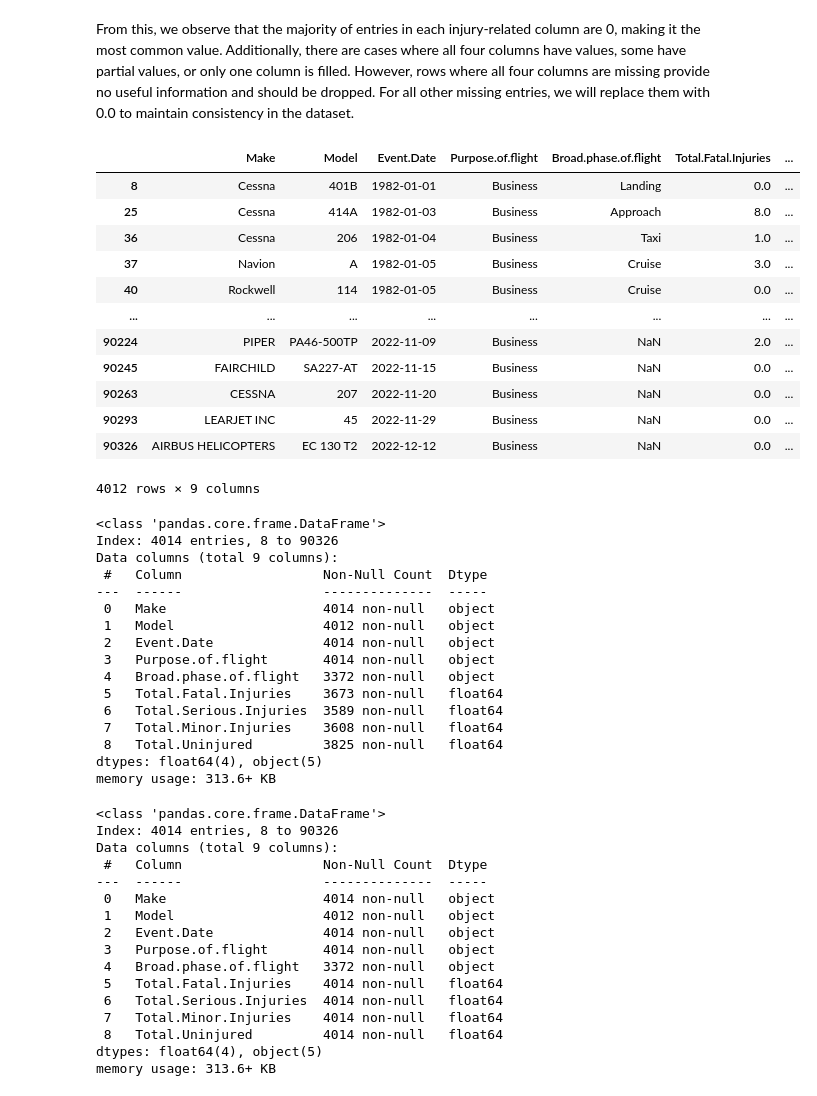
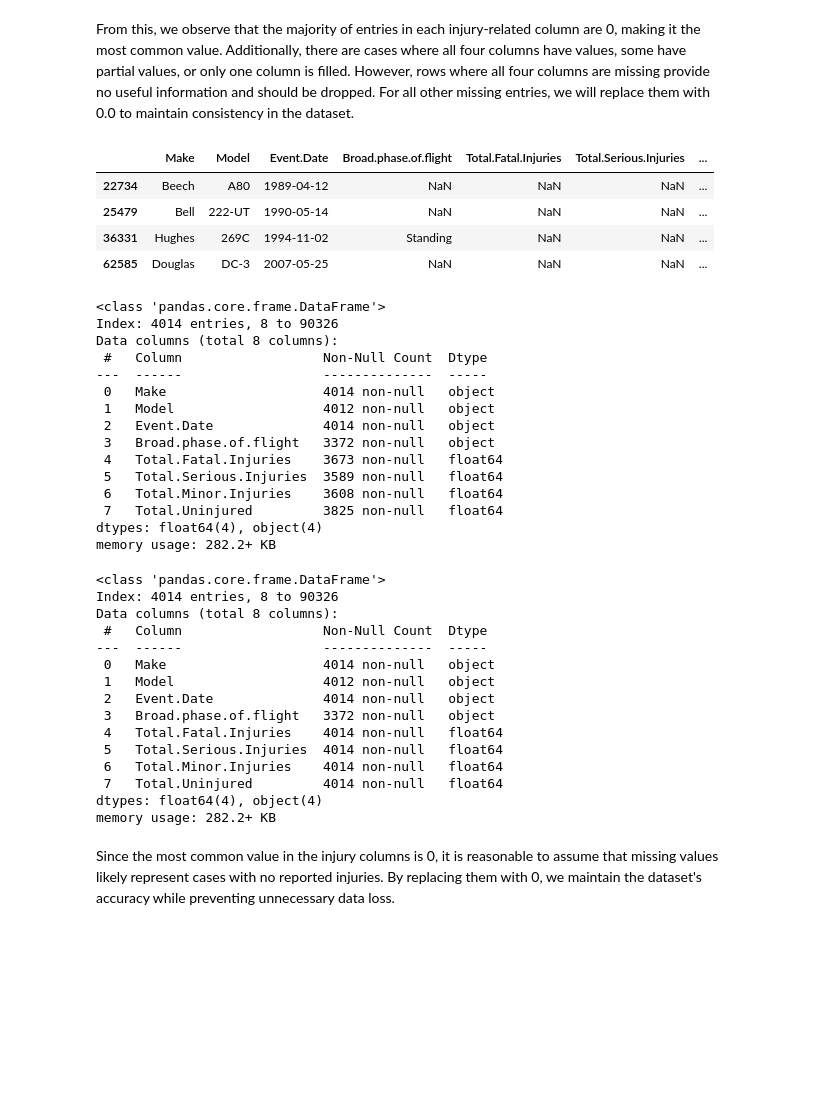
Before and after one commit to Tdoggie/phase-1-project, a Jupyter notebook: index.ipynb, the cells around one changed output. Saved outputs shown, nothing was run; the diff lists cells and outputs as text; code cells hidden in the pictures; blank space fills up the shorter version.

Commit message:
Fine tuned markdown cells and confirmed data cleaning logic is defined properly

```diff
--- a/index.ipynb
+++ b/index.ipynb
@@ -147,0 +98,8 @@ In the next section, we will clean the data for accurate visualization and analy
+# %%
+# Define the list of relevant columns
+relevant_columns = ["Make", "Model", "Event.Date", "Purpose.of.flight", "Broad.phase.of.flight",
+                    "Total.Fatal.Injuries", "Total.Serious.Injuries", "Total.Minor.Injuries",
+                    "Total.Uninjured", "Aircraft.Category", "Country"]
+
+# Display info for relevant columns
+df[relevant_columns].info()
@@ -346,13 +351,6 @@ memory usage: 1004.5+ KB
 # %%
-# Selecting only the relevant columns
-columns_to_keep = [
-    "Make", "Model", "Event.Date", "Purpose.of.flight", "Broad.phase.of.flight",
-    "Total.Fatal.Injuries", "Total.Serious.Injuries", "Total.Minor.Injuries",
-    "Total.Uninjured", "Aircraft.Category", "Country"
-]
-
 # Updating df_clean to keep only the relevant columns
-df_clean = df_clean[columns_to_keep]
+df_clean = df_clean[relevant_columns]
 
 # Verify the updated dataframe structure
 df_clean.info()
@@ -377,7 +375,7 @@ dtypes: float64(4), object(7)
 memory usage: 376.7+ KB
 # %%
 # Dropping additional columns that have already served their purpose
-df_clean = df_clean.drop(columns=["Country", "Aircraft.Category"])
+df_clean = df_clean.drop(columns=["Country", "Aircraft.Category", "Purpose.of.flight"])
 df_clean.info()
 # %% [output]
 <class 'pandas.core.frame.DataFrame'>
@@ -442,21 +439,12 @@ From this, we observe that the majority of entries in each injury-related column
 # %%
 # Identifying rows where all four injury-related columns have missing values
 df_clean[df_clean[["Total.Fatal.Injuries", "Total.Serious.Injuries", "Total.Minor.Injuries", "Total.Uninjured"]].isnull().all(axis=1)]
-df_clean
 # %% [output]
-|  | Make | Model | Event.Date | Purpose.of.flight | Broad.phase.of.flight | Total.Fatal.Injuries | ... |
-| 8 | Cessna | 401B | 1982-01-01 | Business | Landing | 0.0 | ... |
-| 25 | Cessna | 414A | 1982-01-03 | Business | Approach | 8.0 | ... |
-| 36 | Cessna | 206 | 1982-01-04 | Business | Taxi | 1.0 | ... |
-| 37 | Navion | A | 1982-01-05 | Business | Cruise | 3.0 | ... |
-| 40 | Rockwell | 114 | 1982-01-05 | Business | Cruise | 0.0 | ... |
-| ... | ... | ... | ... | ... | ... | ... | ... |
-| 90224 | PIPER | PA46-500TP | 2022-11-09 | Business | NaN | 2.0 | ... |
-| 90245 | FAIRCHILD | SA227-AT | 2022-11-15 | Business | NaN | 0.0 | ... |
-| 90263 | CESSNA | 207 | 2022-11-20 | Business | NaN | 0.0 | ... |
-| 90293 | LEARJET INC | 45 | 2022-11-29 | Business | NaN | 0.0 | ... |
-| 90326 | AIRBUS HELICOPTERS | EC 130 T2 | 2022-12-12 | Business | NaN | 0.0 | ... |
+|  | Make | Model | Event.Date | Broad.phase.of.flight | Total.Fatal.Injuries | Total.Serious.Injuries | ... |
+| 22734 | Beech | A80 | 1989-04-12 | NaN | NaN | NaN | ... |
+| 25479 | Bell | 222-UT | 1990-05-14 | NaN | NaN | NaN | ... |
+| 36331 | Hughes | 269C | 1994-11-02 | Standing | NaN | NaN | ... |
+| 62585 | Douglas | DC-3 | 2007-05-25 | NaN | NaN | NaN | ... |
-4012 rows × 9 columns
 # %%
 # Drop rows where all four injury-related columns have missing values
 df_clean = df_clean[~df_clean[["Total.Fatal.Injuries", "Total.Serious.Injuries", "Total.Minor.Injuries", "Total.Uninjured"]].isnull().all(axis=1)]
@@ -464,20 +452,19 @@ df_clean.info()
 # %% [output]
 <class 'pandas.core.frame.DataFrame'>
 Index: 4014 entries, 8 to 90326
-Data columns (total 9 columns):
+Data columns (total 8 columns):
  #   Column                  Non-Null Count  Dtype
 ---  ------                  --------------  -----
  0   Make                    4014 non-null   object
  1   Model                   4012 non-null   object
  2   Event.Date              4014 non-null   object
- 3   Purpose.of.flight       4014 non-null   object
- 4   Broad.phase.of.flight   3372 non-null   object
- 5   Total.Fatal.Injuries    3673 non-null   float64
- 6   Total.Serious.Injuries  3589 non-null   float64
- 7   Total.Minor.Injuries    3608 non-null   float64
- 8   Total.Uninjured         3825 non-null   float64
-dtypes: float64(4), object(5)
-memory usage: 313.6+ KB
+ 3   Broad.phase.of.flight   3372 non-null   object
+ 4   Total.Fatal.Injuries    3673 non-null   float64
+ 5   Total.Serious.Injuries  3589 non-null   float64
+ 6   Total.Minor.Injuries    3608 non-null   float64
+ 7   Total.Uninjured         3825 non-null   float64
+dtypes: float64(4), object(4)
+memory usage: 282.2+ KB
 # %%
 # Replace missing values with 0.0 in specific injury-related columns
 df_clean.loc[:, ["Total.Fatal.Injuries", "Total.Serious.Injuries", "Total.Minor.Injuries", "Total.Uninjured"]] = df_clean[["Total.Fatal.Injuries", "Total.Serious.Injuries", "Total.Minor.Injuries", "Total.Uninjured"]].fillna(0.0)
@@ -485,18 +472,19 @@ df_clean.info()
 # %% [output]
 <class 'pandas.core.frame.DataFrame'>
 Index: 4014 entries, 8 to 90326
-Data columns (total 9 columns):
+Data columns (total 8 columns):
  #   Column                  Non-Null Count  Dtype
 ---  ------                  --------------  -----
  0   Make                    4014 non-null   object
  1   Model                   4012 non-null   object
  2   Event.Date              4014 non-null   object
- 3   Purpose.of.flight       4014 non-null   object
- 4   Broad.phase.of.flight   3372 non-null   object
- 5   Total.Fatal.Injuries    4014 non-null   float64
- 6   Total.Serious.Injuries  4014 non-null   float64
- 7   Total.Minor.Injuries    4014 non-null   float64
- 8   Total.Uninjured         4014 non-null   float64
-dtypes: float64(4), object(5)
-memory usage: 313.6+ KB
+ 3   Broad.phase.of.flight   3372 non-null   object
+ 4   Total.Fatal.Injuries    4014 non-null   float64
+ 5   Total.Serious.Injuries  4014 non-null   float64
+ 6   Total.Minor.Injuries    4014 non-null   float64
+ 7   Total.Uninjured         4014 non-null   float64
+dtypes: float64(4), object(4)
+memory usage: 282.2+ KB
+# %% [markdown]
+Since the most common value in the injury columns is 0, it is reasonable to assume that missing values likely represent cases with no reported injuries. By replacing them with 0, we maintain the dataset's accuracy while preventing unnecessary data loss.
 # %% [markdown]
```
Also changed, not shown: parts of 20 cells of this notebook.
